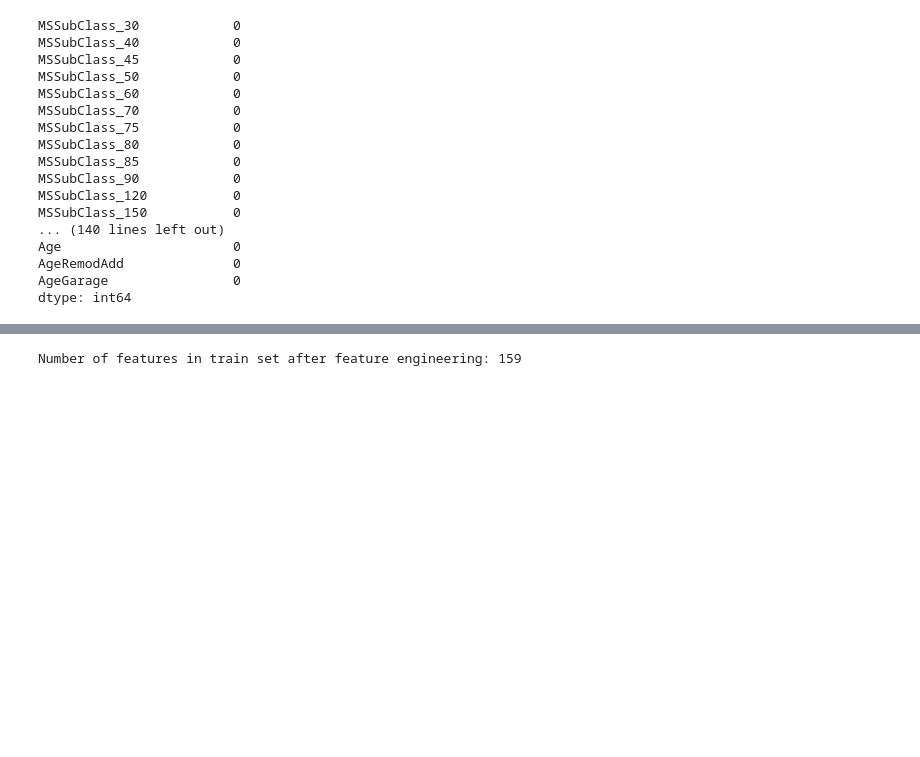
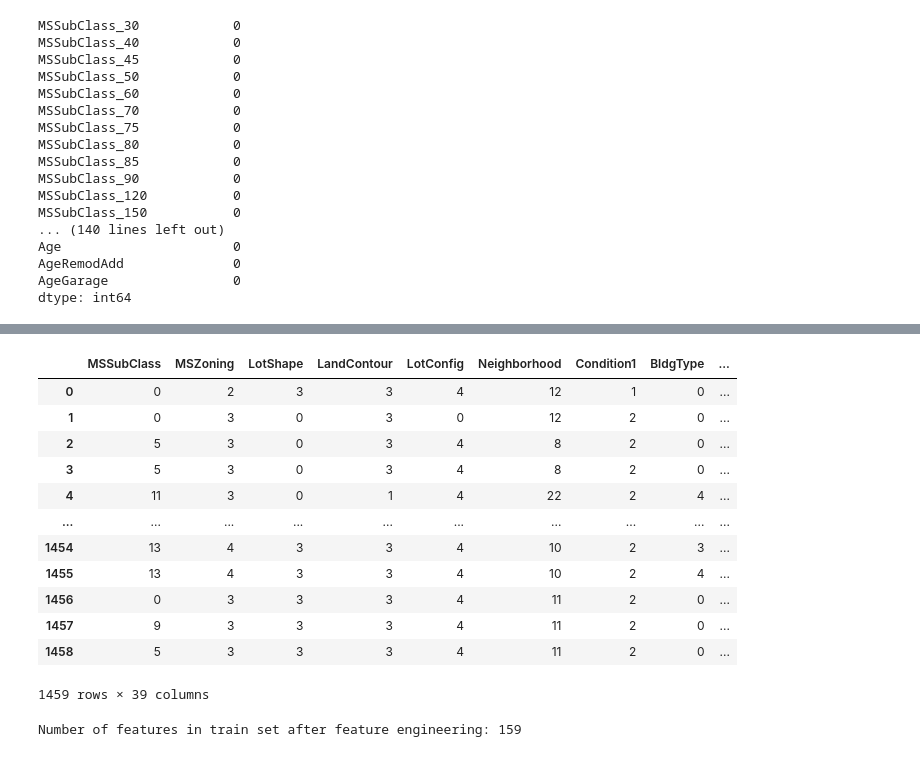
Before and after one commit to mwc201/Housing_Price_Prediction, a Jupyter notebook: Pre-Processing_RKedit.ipynb, the cells around one changed output, grey strips where cells are left out. Drawn from its saved outputs; the diff is of its cells as text; code cells hidden in the pictures; blank space fills up the shorter version.

```diff
--- a/Pre-Processing_RKedit.ipynb
+++ b/Pre-Processing_RKedit.ipynb
@@ -239,12 +249,24 @@ train_complete = pd.concat([train_df, train2], axis = 1)
 test1 = new_test_df.select_dtypes(["object","category"])
 test2 = new_test_df.select_dtypes(["float64","int64"])
 #OneHotEncoder function to dummify
+encoder = OneHotEncoder(categories = "auto",drop = 'first' ,sparse = False)
 test1_enc = encoder.fit_transform(test1)
 column = encoder.get_feature_names(test1.columns.tolist())
-# Combine the object and numeric features back again for train set
+
+#LabelEncoder function to encode undummified version
+le = LabelEncoder()
+test1_le = test1.apply(le.fit_transform, axis = 0)
+column_le = test1.columns.tolist()
+
+# Combine the object and numeric features back again for test set
 test_df =  pd.DataFrame(test1_enc, columns= column)
 test_df.set_index(test2.index, inplace = True)
 test_complete = pd.concat([test_df, test2], axis = 1)
+
+# same, but for undummified version of data
+test_le_df =  pd.DataFrame(test1_le, columns= column_le)
+test_le_df.set_index(test2.index, inplace = True)
+test_le_complete = pd.concat([test_le_df, test2], axis = 1)
 # %% [markdown]
 ## final check
 # %%
@@ -322,3 +418,19 @@ dtype: int64
+# %%
+test_le_complete
+# %% [output]
+|  | MSSubClass | MSZoning | LotShape | LandContour | LotConfig | Neighborhood | Condition1 | BldgType | ... |
+| 0 | 0 | 2 | 3 | 3 | 4 | 12 | 1 | 0 | ... |
+| 1 | 0 | 3 | 0 | 3 | 0 | 12 | 2 | 0 | ... |
+| 2 | 5 | 3 | 0 | 3 | 4 | 8 | 2 | 0 | ... |
+| 3 | 5 | 3 | 0 | 3 | 4 | 8 | 2 | 0 | ... |
+| 4 | 11 | 3 | 0 | 1 | 4 | 22 | 2 | 4 | ... |
+| ... | ... | ... | ... | ... | ... | ... | ... | ... | ... |
+| 1454 | 13 | 4 | 3 | 3 | 4 | 10 | 2 | 3 | ... |
+| 1455 | 13 | 4 | 3 | 3 | 4 | 10 | 2 | 4 | ... |
+| 1456 | 0 | 3 | 3 | 3 | 4 | 11 | 2 | 0 | ... |
+| 1457 | 9 | 3 | 3 | 3 | 4 | 11 | 2 | 0 | ... |
+| 1458 | 5 | 3 | 3 | 3 | 4 | 11 | 2 | 0 | ... |
+1459 rows × 39 columns
 # %%
 print("Number of features in train set after feature engineering: " + str(train_complete.shape[1]))
 # %% [output]
```
Also changed, not shown: parts of 14 cells of this notebook, 5 other files.
